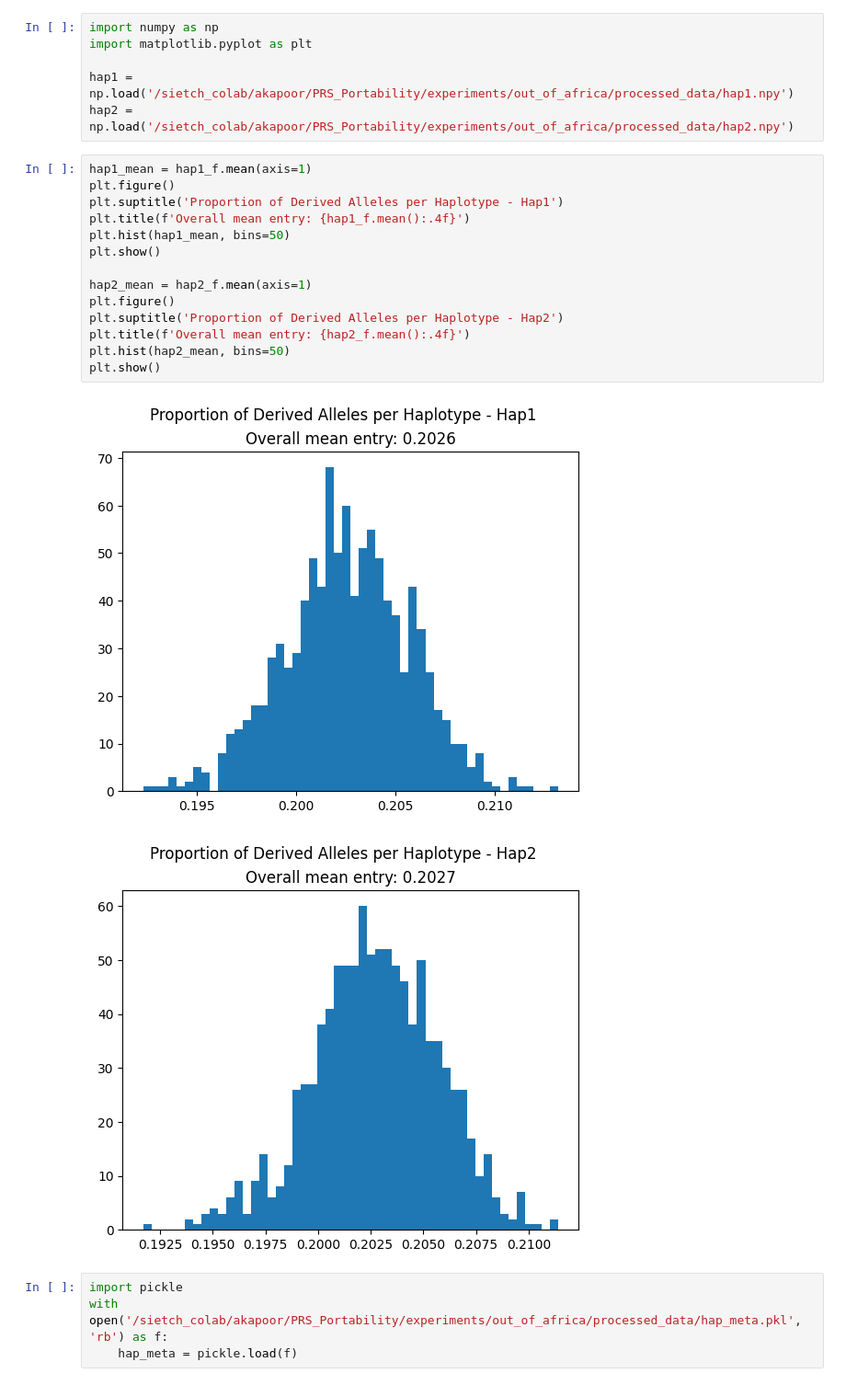
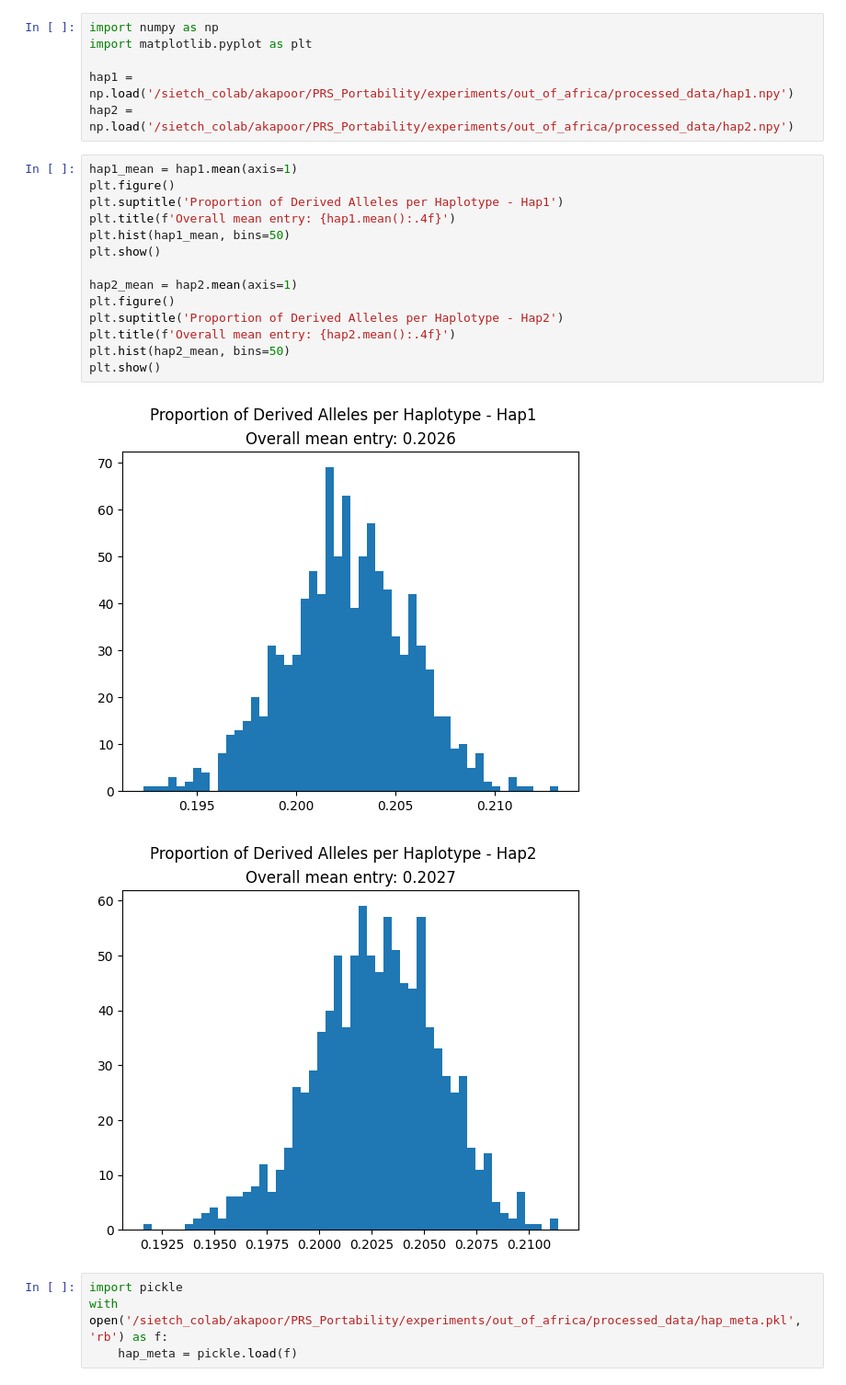
Before and after one commit to ak1376/PRS_Portability, a Jupyter notebook: notebooks/check_results_vae.ipynb, the cells around one changed output. Shown at 92% size. Cells and saved outputs as stored; diff of their text form.

```diff
--- a/notebooks/check_results_vae.ipynb
+++ b/notebooks/check_results_vae.ipynb
@@ -85,22 +7,22 @@ import matplotlib.pyplot as plt
 hap1 = np.load('/sietch_colab/akapoor/PRS_Portability/experiments/out_of_africa/processed_data/hap1.npy')
 hap2 = np.load('/sietch_colab/akapoor/PRS_Portability/experiments/out_of_africa/processed_data/hap2.npy')
 # %%
-hap1_mean = hap1_f.mean(axis=1)
+hap1_mean = hap1.mean(axis=1)
 plt.figure()
 plt.suptitle('Proportion of Derived Alleles per Haplotype - Hap1')
-plt.title(f'Overall mean entry: {hap1_f.mean():.4f}')
+plt.title(f'Overall mean entry: {hap1.mean():.4f}')
 plt.hist(hap1_mean, bins=50)
 plt.show()
 
-hap2_mean = hap2_f.mean(axis=1)
+hap2_mean = hap2.mean(axis=1)
 plt.figure()
 plt.suptitle('Proportion of Derived Alleles per Haplotype - Hap2')
-plt.title(f'Overall mean entry: {hap2_f.mean():.4f}')
+plt.title(f'Overall mean entry: {hap2.mean():.4f}')
 plt.hist(hap2_mean, bins=50)
 plt.show()
 # %% [output]
-[figure, old version]
+[figure, new version]
-[figure, old version]
+[figure, new version]
 # %%
 import pickle
 with open('/sietch_colab/akapoor/PRS_Portability/experiments/out_of_africa/processed_data/hap_meta.pkl', 'rb') as f:
```
Also changed, not shown: parts of 31 cells of this notebook, 9 other files.
